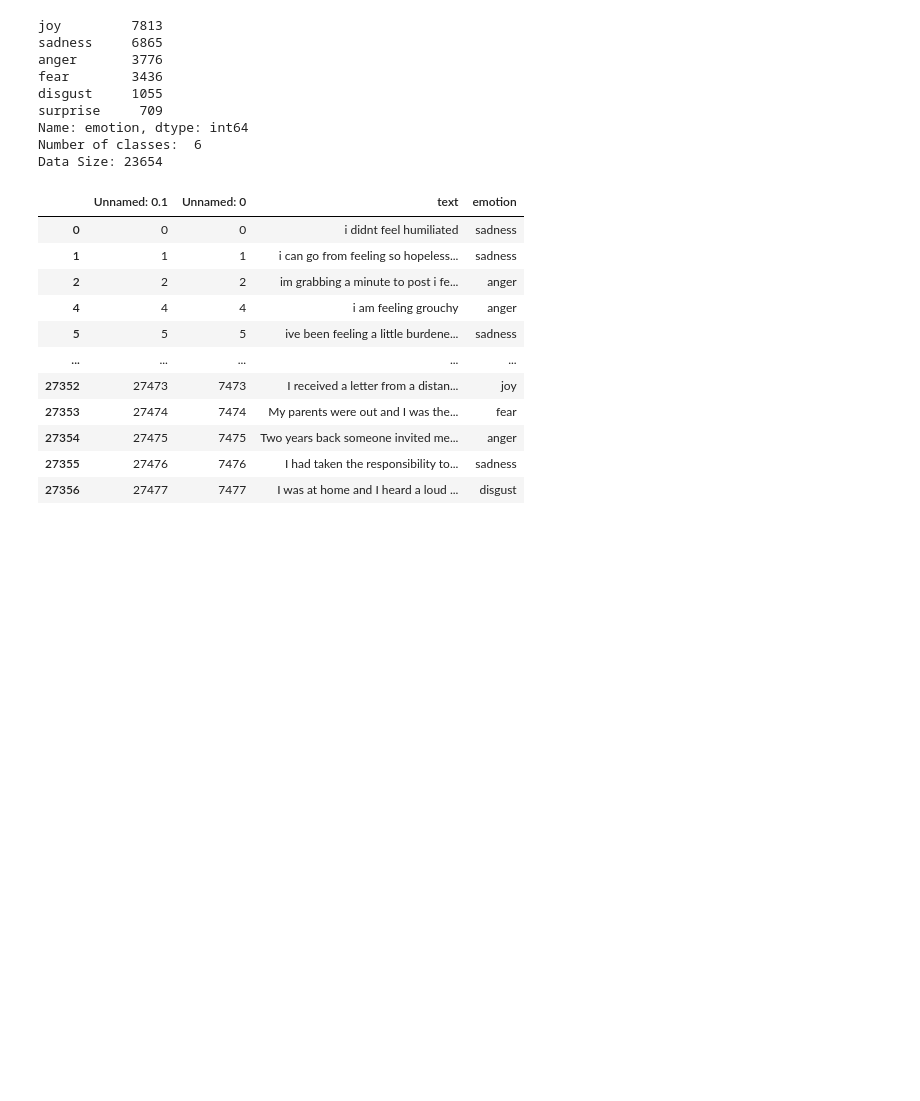
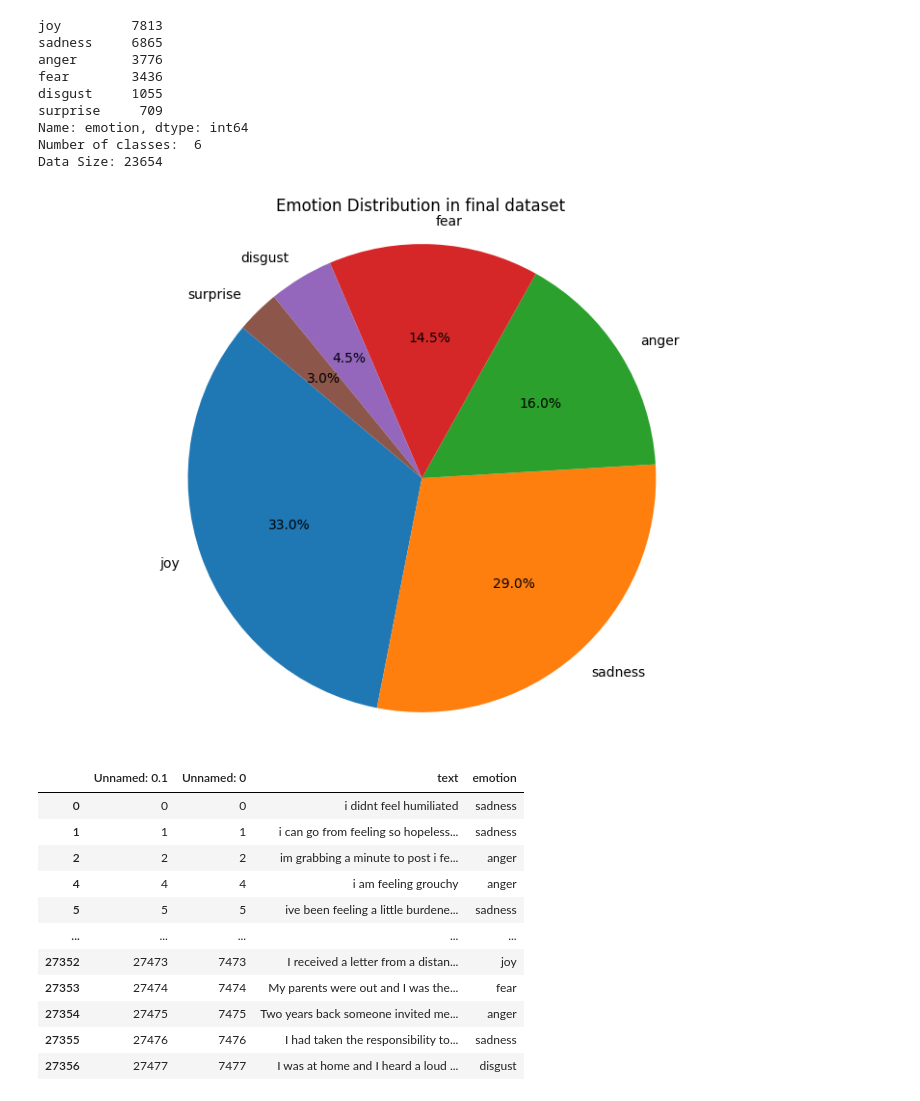
Before and after one commit to notsocertain/Emotion-Detection-Text, a Jupyter notebook: removing-emotions-not-present-in-NRCLex.ipynb, the cells around one changed output. Saved outputs shown, nothing was run; the diff lists cells and outputs as text; code cells hidden in the pictures; blank space fills up the shorter version.

```diff
--- a/removing-emotions-not-present-in-NRCLex.ipynb
+++ b/removing-emotions-not-present-in-NRCLex.ipynb
@@ -138,6 +138,20 @@ surprise     709
 Name: emotion, dtype: int64
 Number of classes:  6
 Data Size: 23654
+# %%
+# Getting the emotion counts dynamically
+emotion_counts = df_filtered['emotion'].value_counts()
+
+# Plotting the pie chart dynamically
+plt.figure(figsize=(10, 7))
+plt.pie(emotion_counts, labels=emotion_counts.index, autopct='%1.1f%%', startangle=140)
+plt.title('Emotion Distribution in final dataset')
+plt.axis('equal')  # Equal aspect ratio ensures that pie is drawn as a circle.
+
+# Display the pie chart
+plt.show()
+# %% [output]
+[figure, added]
 # %%
 df_filtered
 # %% [output]
```
Also changed, not shown: 3 other files.
